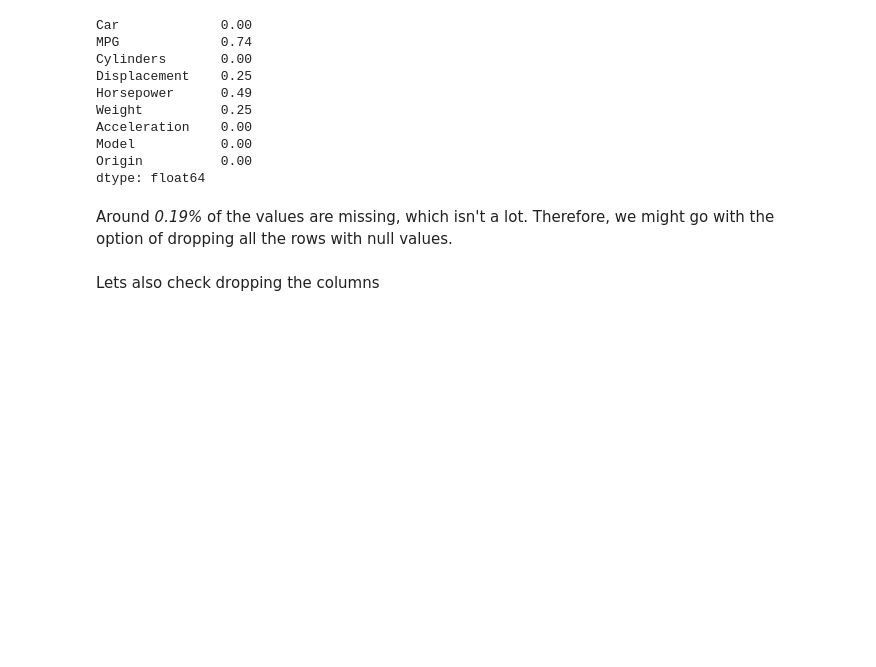
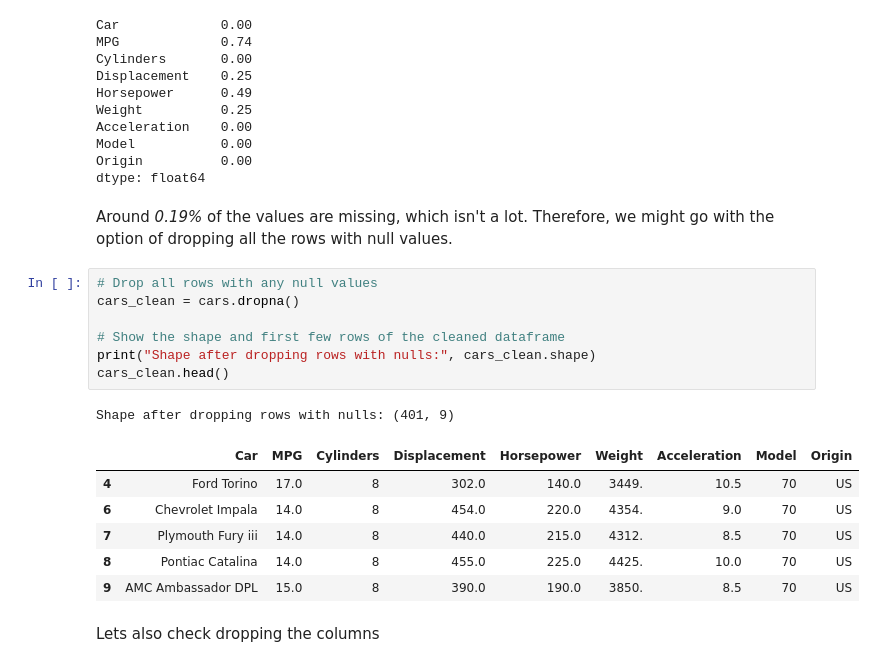
Before and after one commit to MandeepCon/Lab4-TCIO, a Jupyter notebook: week5Lab_Students.ipynb, the cells around one changed output. Cells and saved outputs as stored; diff of their text form; blank space fills up the shorter version.

Commit message:
Removing the null values rows

```diff
--- a/week5Lab_Students.ipynb
+++ b/week5Lab_Students.ipynb
@@ -417,6 +417,21 @@ Origin          0.00
 dtype: float64
 # %% [markdown]
 Around *0.19%* of the values are missing, which isn't a lot. Therefore, we might go with the option of dropping all the rows with null values.
+# %%
+# Drop all rows with any null values
+cars_clean = cars.dropna()
+
+# Show the shape and first few rows of the cleaned dataframe
+print("Shape after dropping rows with nulls:", cars_clean.shape)
+cars_clean.head()
+# %% [output]
+Shape after dropping rows with nulls: (401, 9)
+|  | Car | MPG | Cylinders | Displacement | Horsepower | Weight | Acceleration | Model | Origin |
+| 4 | Ford Torino | 17.0 | 8 | 302.0 | 140.0 | 3449. | 10.5 | 70 | US |
+| 6 | Chevrolet Impala | 14.0 | 8 | 454.0 | 220.0 | 4354. | 9.0 | 70 | US |
+| 7 | Plymouth Fury iii | 14.0 | 8 | 440.0 | 215.0 | 4312. | 8.5 | 70 | US |
+| 8 | Pontiac Catalina | 14.0 | 8 | 455.0 | 225.0 | 4425. | 10.0 | 70 | US |
+| 9 | AMC Ambassador DPL | 15.0 | 8 | 390.0 | 190.0 | 3850. | 8.5 | 70 | US |
 # %% [markdown]
 Lets also check dropping the columns
 # %% [markdown]
```
